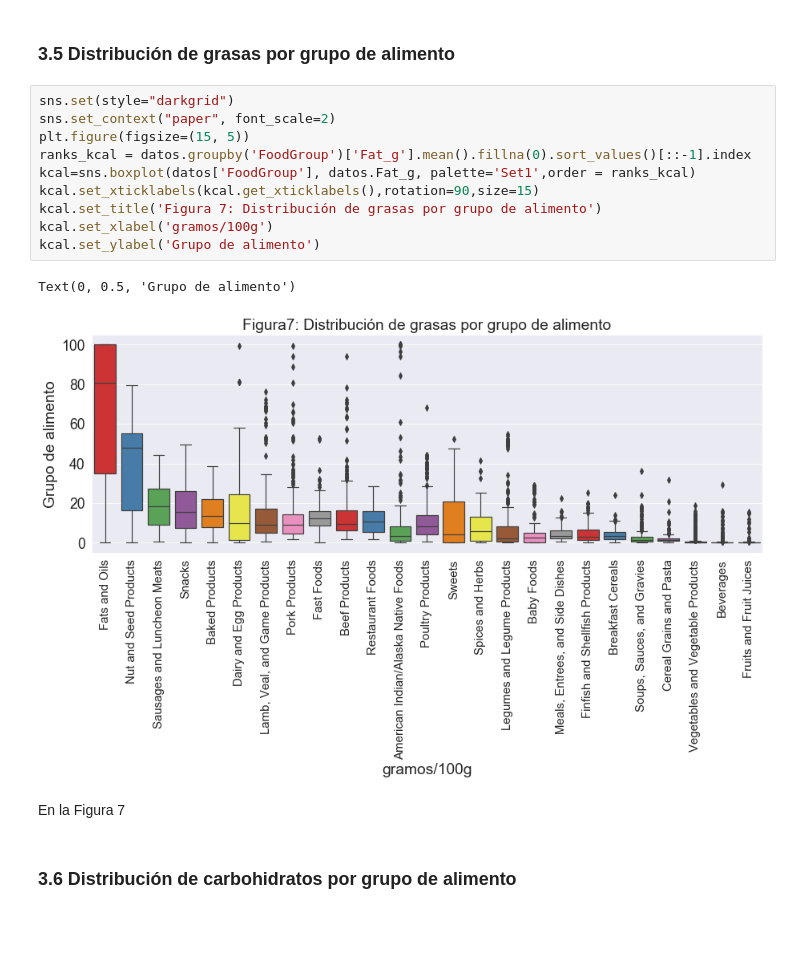
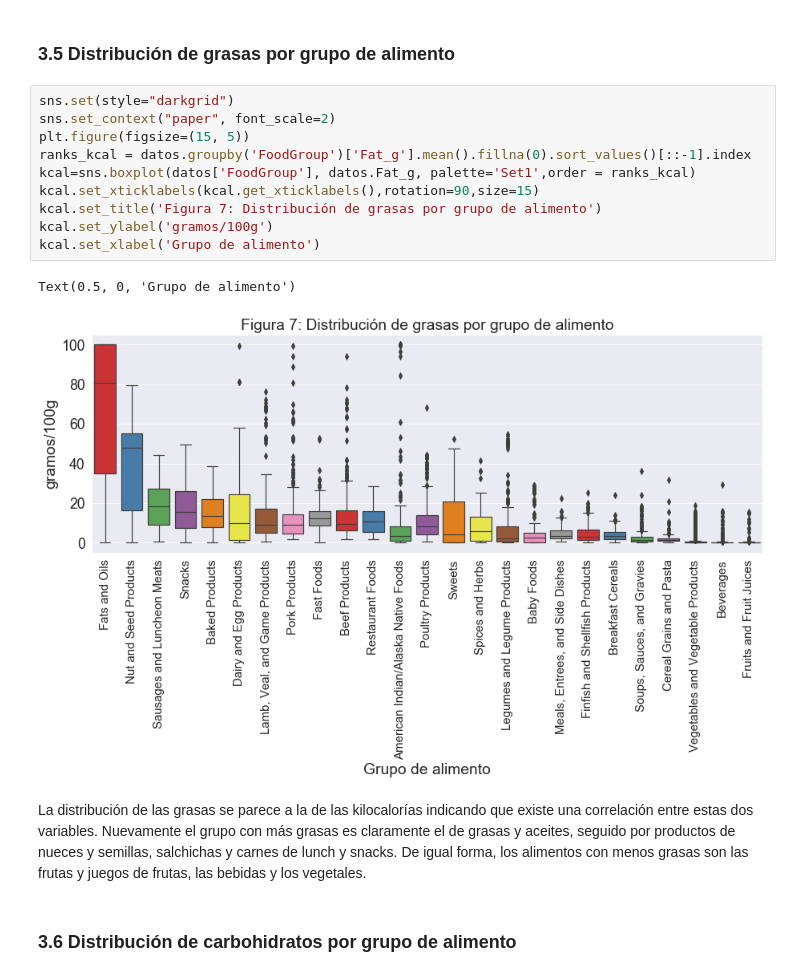
Before and after one commit to rafaelortegar/PCA-nutricion, a Jupyter notebook: results/reporte_final.ipynb, the cells around one changed output. Cells and saved outputs as stored; diff of their text form; blank space fills up the shorter version.

```diff
--- a/results/reporte_final.ipynb
+++ b/results/reporte_final.ipynb
@@ -311,18 +309,18 @@ En la Figura 6
 # %%
 sns.set(style="darkgrid")
 sns.set_context("paper", font_scale=2)
 plt.figure(figsize=(15, 5))
 ranks_kcal = datos.groupby('FoodGroup')['Fat_g'].mean().fillna(0).sort_values()[::-1].index
 kcal=sns.boxplot(datos['FoodGroup'], datos.Fat_g, palette='Set1',order = ranks_kcal)
 kcal.set_xticklabels(kcal.get_xticklabels(),rotation=90,size=15)
 kcal.set_title('Figura 7: Distribución de grasas por grupo de alimento')
-kcal.set_xlabel('gramos/100g')
-kcal.set_ylabel('Grupo de alimento')
+kcal.set_ylabel('gramos/100g')
+kcal.set_xlabel('Grupo de alimento')
 # %% [output]
-Text(0, 0.5, 'Grupo de alimento')
+Text(0.5, 0, 'Grupo de alimento')
-[figure, old version]
+[figure, new version]
-# %% [markdown]
-En la Figura 7
+# %% [markdown]
+La distribución de las grasas se parece a la de las kilocalorías indicando que existe una correlación entre estas dos variables. Nuevamente el grupo con más grasas es claramente el de grasas y aceites, seguido por productos de nueces y semillas, salchichas y carnes de lunch y snacks. De igual forma, los alimentos con menos grasas son las frutas y juegos de frutas, las bebidas y los vegetales.
 # %% [markdown]
 ### 3.6 Distribución de carbohidratos por grupo de alimento
 # %%
```
Also changed, not shown: parts of 55 cells of this notebook.
